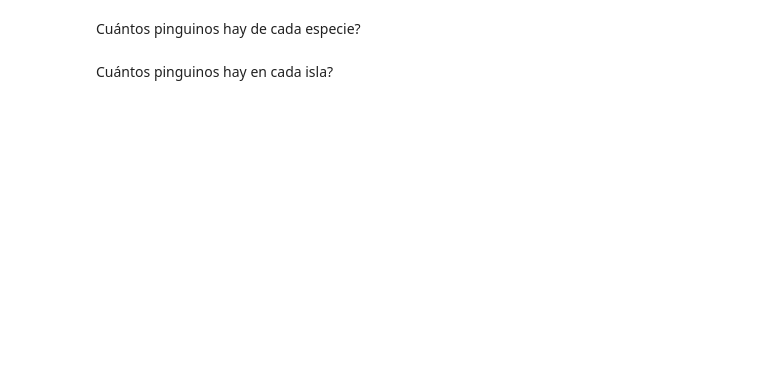
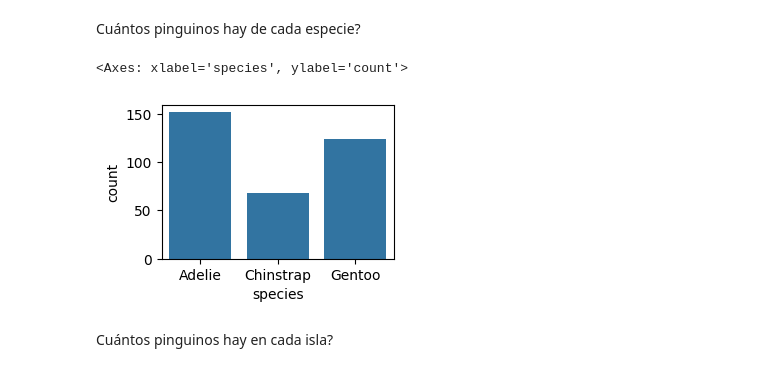
Before and after one commit to sheriffff/temp_esesa, a Jupyter notebook: 01.review_seaborn.ipynb, the cells around one changed output. Saved outputs shown, nothing was run; the diff lists cells and outputs as text; code cells hidden in the pictures; blank space fills up the shorter version.

```diff
--- a/01.review_seaborn.ipynb
+++ b/01.review_seaborn.ipynb
@@ -15,5 +15,8 @@ Importamos la librería `seaborn`
 Importamos el dataset *penguins*: cada fila es un pinguino observado en una expedición
 # %%
 import seaborn as sns
+# %%
+import matplotlib.pyplot as plt
+plt.rcParams['figure.figsize'] = [3, 2]
 # %%
 df = sns.load_dataset("penguins")
@@ -34,4 +41,9 @@ Echa un vistazo a las primeras filas del dataframe
 # %% [markdown]
 Cuántos pinguinos hay de cada especie?
+# %%
+sns.countplot(x=df.species)
+# %% [output]
+<Axes: xlabel='species', ylabel='count'>
+[figure, added]
 # %% [markdown]
 Cuántos pinguinos hay en cada isla?
```
Also changed, not shown: parts of 28 cells of this notebook.
